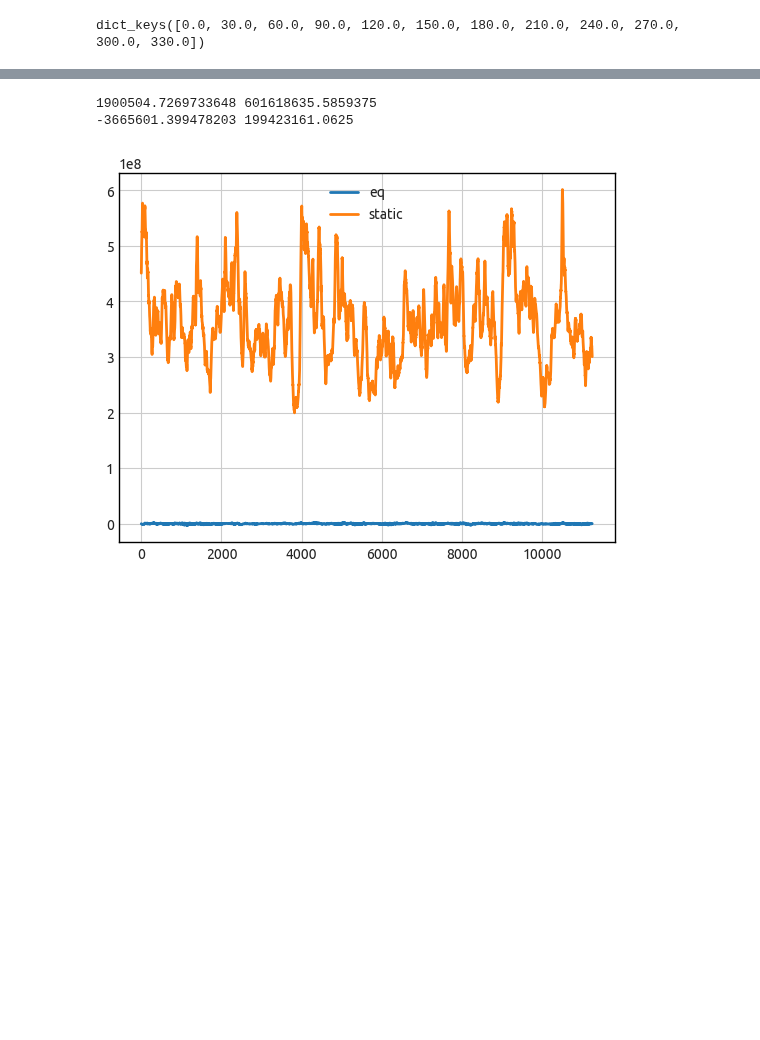
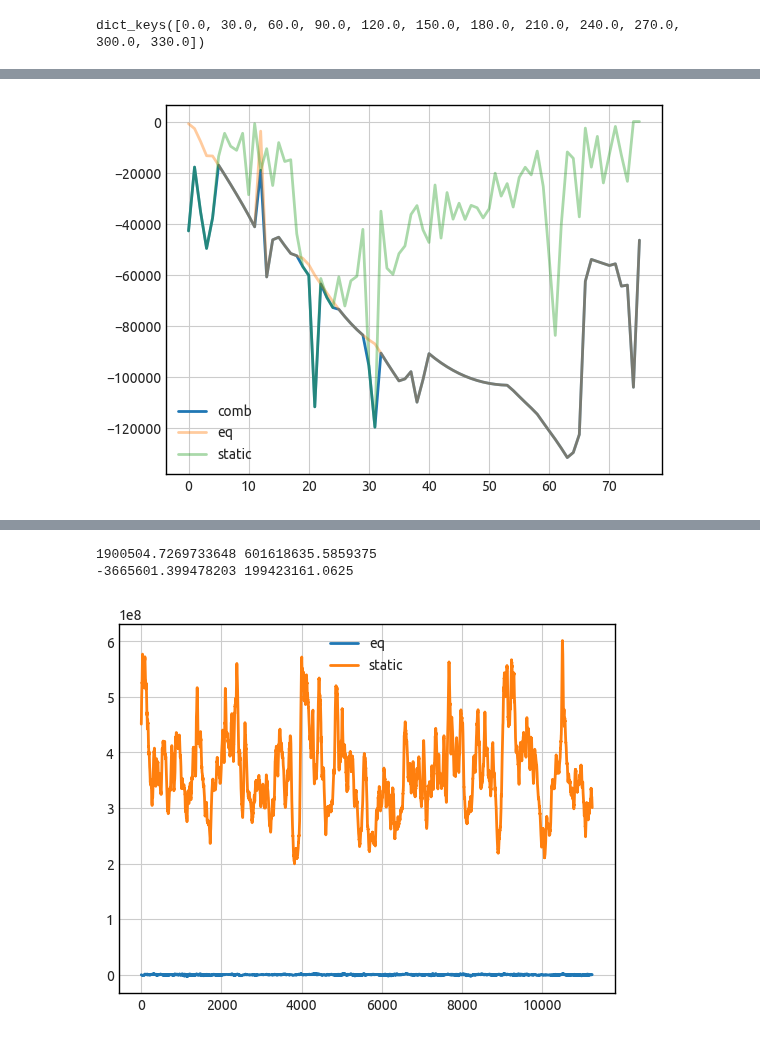
Before and after one commit to AeroSim-CFD/cfdmod, a Jupyter notebook: notebooks/hfpi_analysis_test.ipynb, the cells around one changed output, grey strips where cells are left out. Cells and saved outputs as stored; diff of their text form; code cells hidden in the pictures; blank space fills up the shorter version.

```diff
--- a/notebooks/hfpi_analysis_test.ipynb
+++ b/notebooks/hfpi_analysis_test.ipynb
@@ -161,0 +162,14 @@ stats["forces_combined"]
+# %%
+for param, r in results_use.results.items():
+    v_comb = r.get_stats_forces_effective("min")
+    v_eq = r.get_stats_forces_static_eq("min")
+    v_stat = r.static_results.get_stats_forces_static("min")
+
+    plt.plot(v_comb["x"], label="comb")
+    plt.plot(v_eq["x"], label="eq", alpha=0.4)
+    plt.plot(v_stat["x"], label="static", alpha=0.4)
+    plt.legend()
+    plt.show()
+    break
+# %% [output]
+[figure, added]
```
Also changed, not shown: parts of 7 cells of this notebook, 2 other files.
